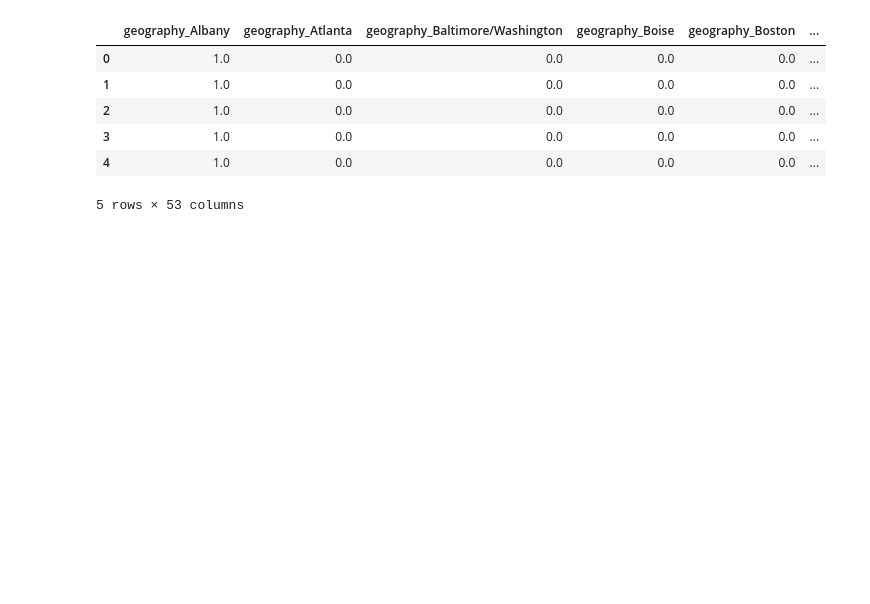
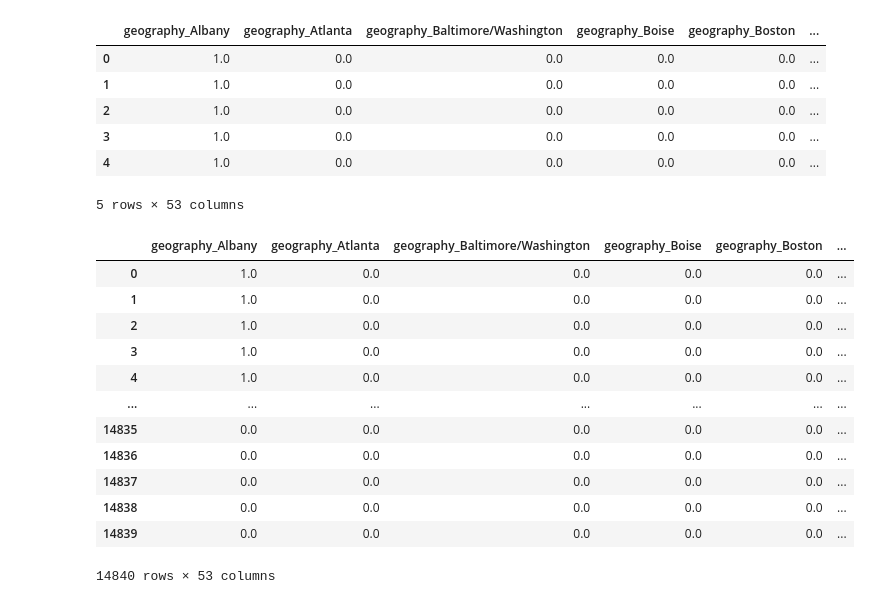
Before and after one commit to davidmcbee/Health_and_Avocados, a Jupyter notebook: ML_Data_Preparation.ipynb, the cells around one changed output. Drawn from its saved outputs; the diff is of its cells as text; code cells hidden in the pictures; blank space fills up the shorter version.

```diff
--- a/ML_Data_Preparation.ipynb
+++ b/ML_Data_Preparation.ipynb
@@ -672,6 +714,22 @@ encode_df.head()
 | 3 | 1.0 | 0.0 | 0.0 | 0.0 | 0.0 | ... |
 | 4 | 1.0 | 0.0 | 0.0 | 0.0 | 0.0 | ... |
 5 rows × 53 columns
+# %%
+encode_df
+# %% [output]
+|  | geography_Albany | geography_Atlanta | geography_Baltimore/Washington | geography_Boise | geography_Boston | ... |
+| 0 | 1.0 | 0.0 | 0.0 | 0.0 | 0.0 | ... |
+| 1 | 1.0 | 0.0 | 0.0 | 0.0 | 0.0 | ... |
+| 2 | 1.0 | 0.0 | 0.0 | 0.0 | 0.0 | ... |
+| 3 | 1.0 | 0.0 | 0.0 | 0.0 | 0.0 | ... |
+| 4 | 1.0 | 0.0 | 0.0 | 0.0 | 0.0 | ... |
+| ... | ... | ... | ... | ... | ... | ... |
+| 14835 | 0.0 | 0.0 | 0.0 | 0.0 | 0.0 | ... |
+| 14836 | 0.0 | 0.0 | 0.0 | 0.0 | 0.0 | ... |
+| 14837 | 0.0 | 0.0 | 0.0 | 0.0 | 0.0 | ... |
+| 14838 | 0.0 | 0.0 | 0.0 | 0.0 | 0.0 | ... |
+| 14839 | 0.0 | 0.0 | 0.0 | 0.0 | 0.0 | ... |
+14840 rows × 53 columns
 # %%
 # Merge the two DataFrames together and drop the geography column
 combined_cleaned_df = combined_cleaned_df.merge(encode_df,left_index=True,right_index=True).drop("geography",1)
```
Also changed, not shown: parts of 8 cells of this notebook, 2 other files.
